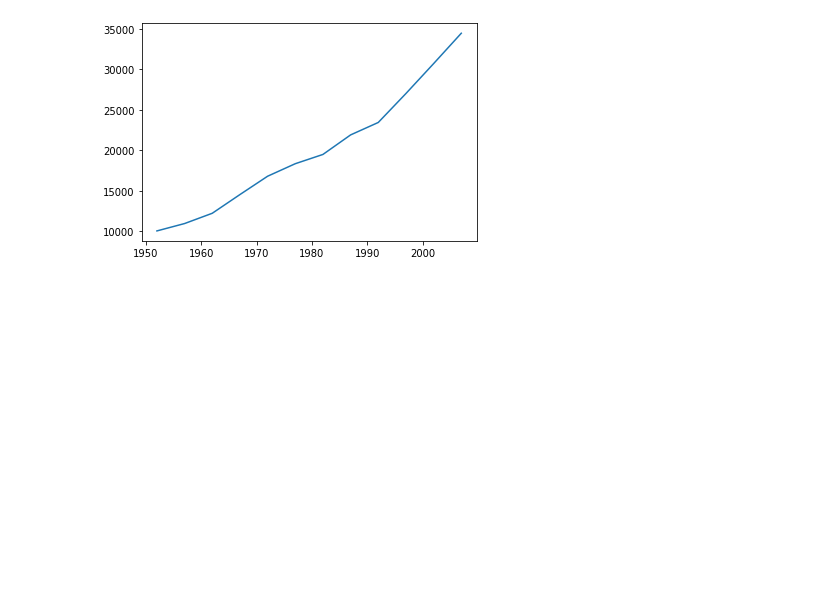
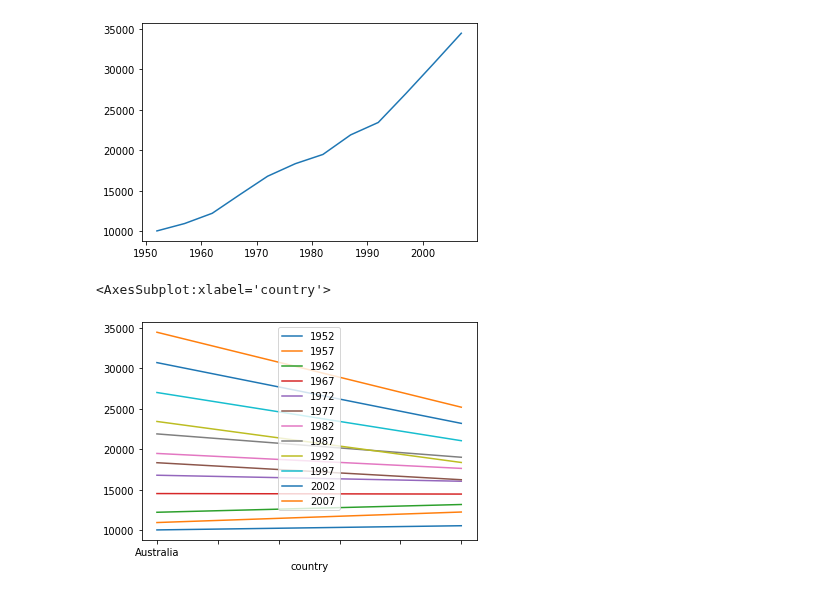
Before and after one commit to ubvu/2024-06-04-python, a Jupyter notebook: notebooks/Analyzing_Data.ipynb, the cells around one changed output. Drawn from its saved outputs; the diff is of its cells as text; code cells hidden in the pictures; blank space fills up the shorter version.

```diff
--- a/notebooks/Analyzing_Data.ipynb
+++ b/notebooks/Analyzing_Data.ipynb
@@ -241,3 +241,8 @@ data.loc["Australia"].plot()
 # %% [output]
 <AxesSubplot:>
 [figure]
+# %%
+data.T.plot()
+# %% [output]
+<AxesSubplot:xlabel='country'>
+[figure, added]
```
